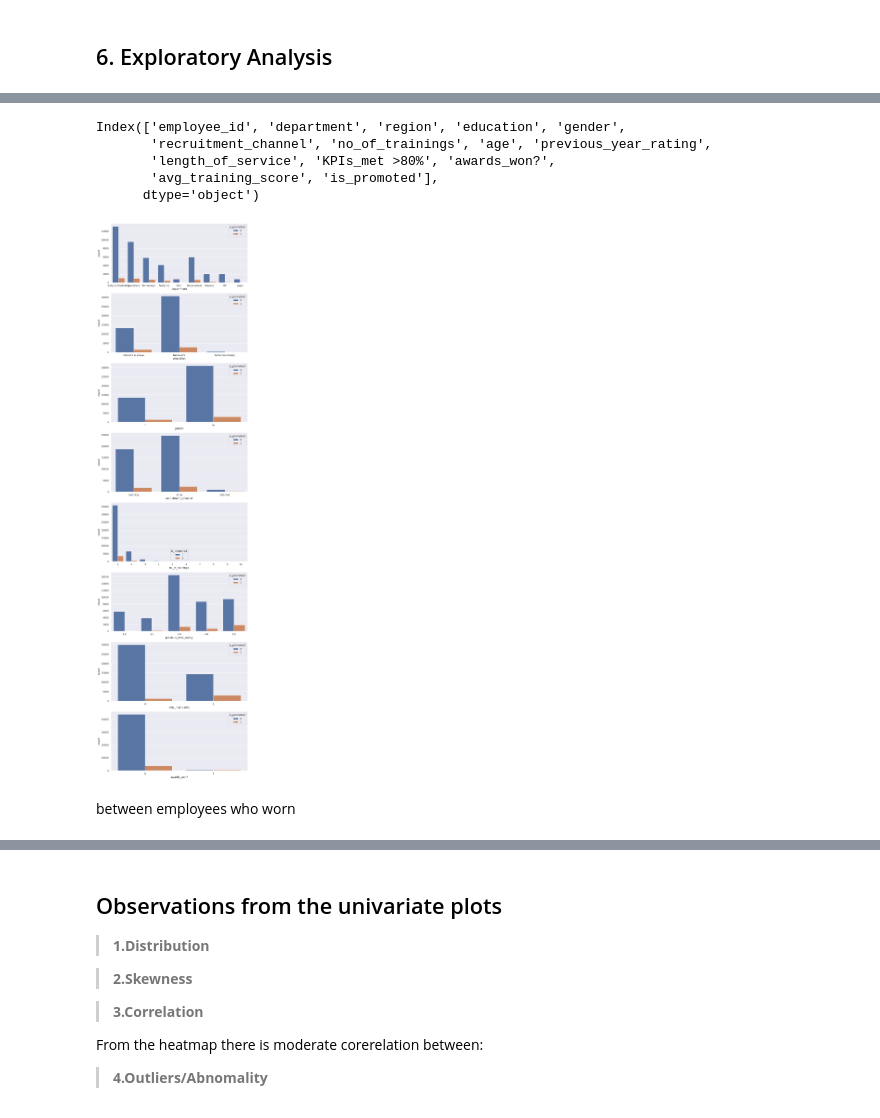
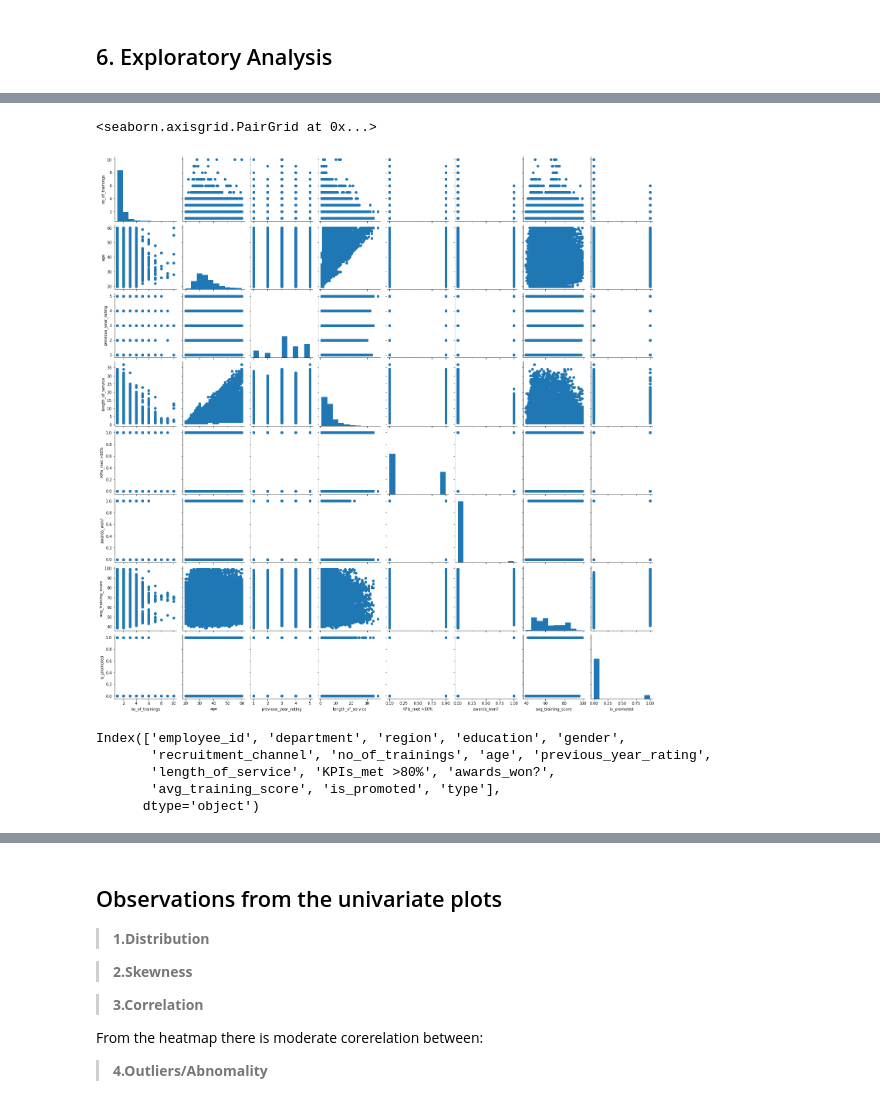
Before and after one commit to abel-keya/employee_promotion_recommender, a Jupyter notebook: employee_recomender_system_group5_cci.ipynb, the cells around one changed output, grey strips where cells are left out. Saved outputs shown, nothing was run; the diff lists cells and outputs as text; code cells hidden in the pictures.

```diff
--- a/employee_recomender_system_group5_cci.ipynb
+++ b/employee_recomender_system_group5_cci.ipynb
@@ -547,23 +446,17 @@ very few employees were recruited by referral
+# %%
+g = sns.PairGrid(data = df, vars = ['no_of_trainings', 'age', 'previous_year_rating',
+       'length_of_service', 'KPIs_met >80%', 'awards_won?',
+       'avg_training_score', 'is_promoted'])
+g.map_diag(plt.hist)
+g.map_offdiag(plt.scatter)
+# %% [output]
+<seaborn.axisgrid.PairGrid at 0x...>
+[figure, added]
 # %%
-df1.columns
+df.columns
 # %% [output]
 Index(['employee_id', 'department', 'region', 'education', 'gender',
        'recruitment_channel', 'no_of_trainings', 'age', 'previous_year_rating',
        'length_of_service', 'KPIs_met >80%', 'awards_won?',
-       'avg_training_score', 'is_promoted'],
+       'avg_training_score', 'is_promoted', 'type'],
       dtype='object')
-# %%
-# Plotting the relationship between categorical variables and the target variable
-cat_cols = ['department', 'education','gender',
-       'recruitment_channel', 'no_of_trainings','previous_year_rating',
-       'KPIs_met >80%', 'awards_won?']
-
-plt.figure(figsize = (10,40))
-for i in range(len(cat_cols)):
-    plt.subplot(len(cat_cols)+1,1,i+1)
-    sns.countplot(x = cat_cols[i], hue = 'is_promoted', data = df1)
-plt.tight_layout()
-# %% [output]
-[figure, removed]
-# %% [markdown]
-between employees who worn
```
Also changed, not shown: parts of 82 cells of this notebook.
